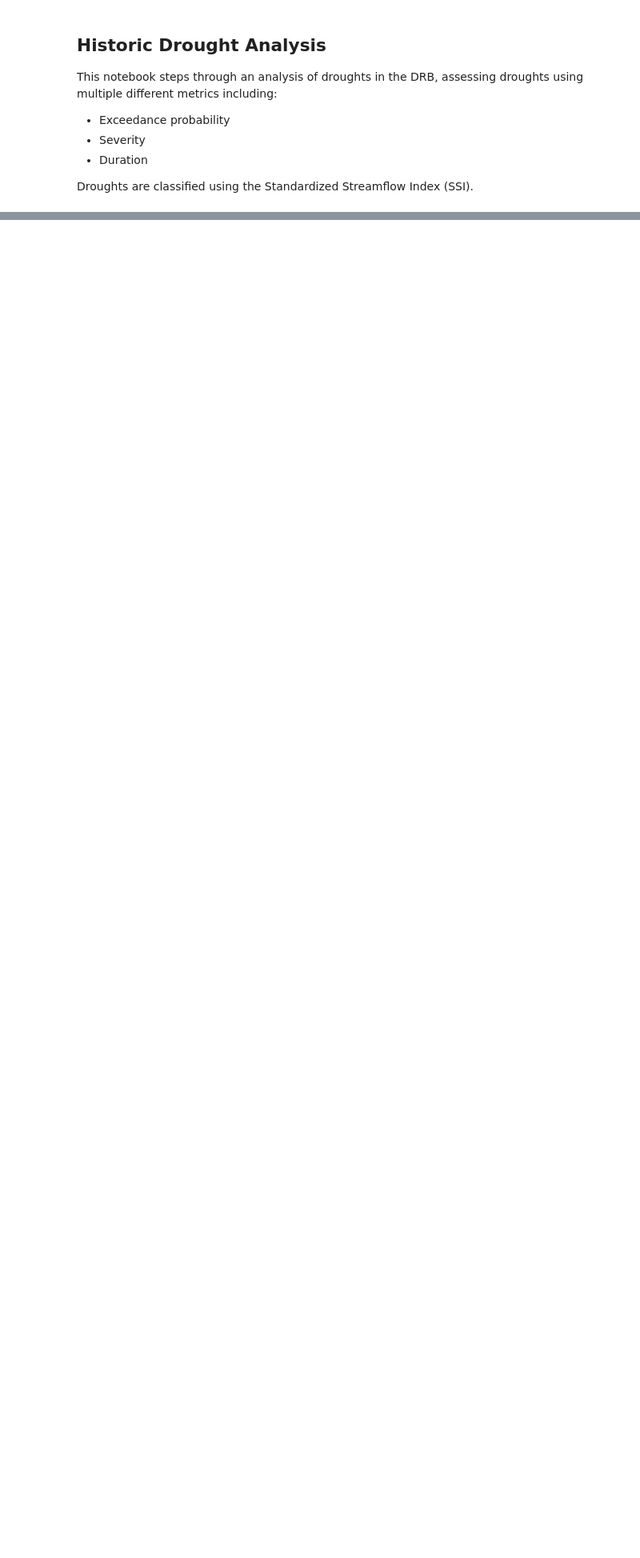
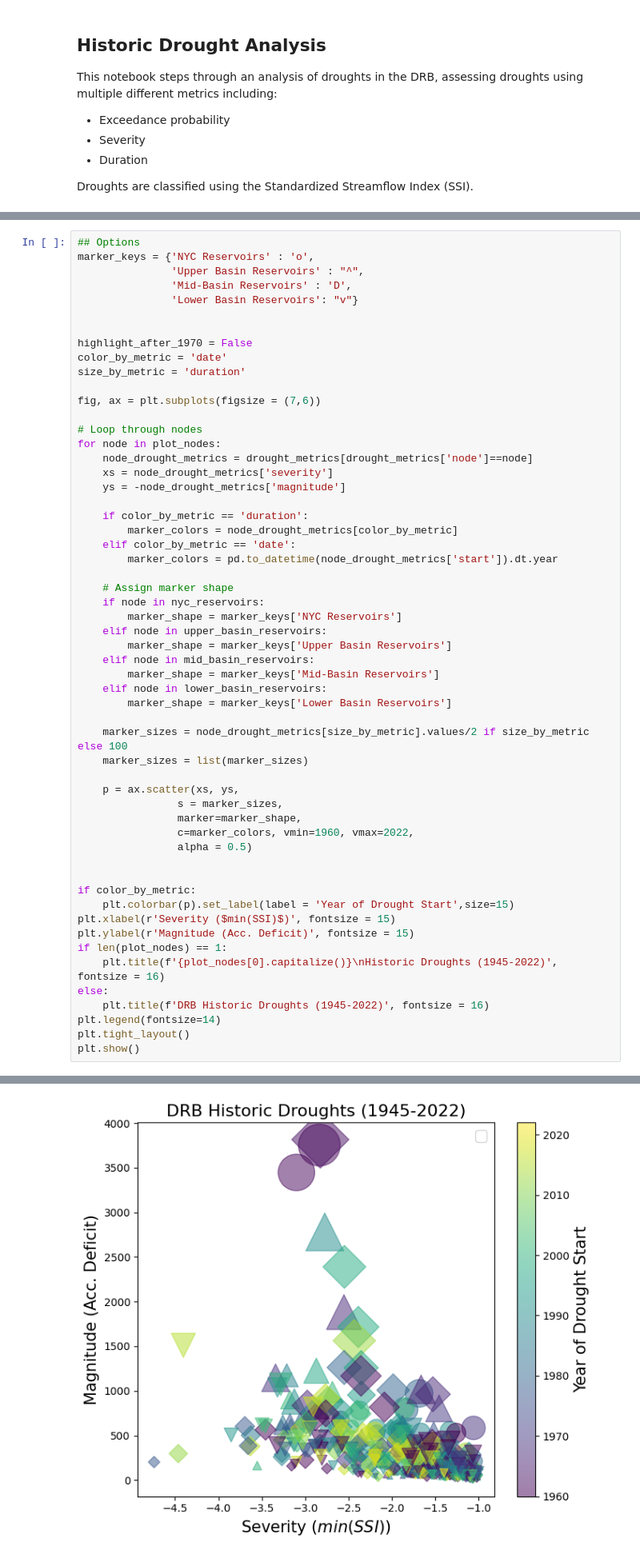
Before and after one commit to Pywr-DRB/DRB-Historic-Reconstruction, a Jupyter notebook: DRB_historic_drought_analysis.ipynb, the cells around one changed output, grey strips where cells are left out. Shown at 80% size. Drawn from its saved outputs; the diff is of its cells as text; blank space fills up the shorter version.

```diff
--- a/DRB_historic_drought_analysis.ipynb
+++ b/DRB_historic_drought_analysis.ipynb
@@ -200,0 +236,57 @@ No artists with labels found to put in legend.  Note that artists whose label st
+# %%
+## Options
+marker_keys = {'NYC Reservoirs' : 'o',
+               'Upper Basin Reservoirs' : "^",
+               'Mid-Basin Reservoirs' : 'D',
+               'Lower Basin Reservoirs': "v"}
+
+
+highlight_after_1970 = False
+color_by_metric = 'date'
+size_by_metric = 'duration'
+
+fig, ax = plt.subplots(figsize = (7,6))
+
+# Loop through nodes
+for node in plot_nodes:
+    node_drought_metrics = drought_metrics[drought_metrics['node']==node]
+    xs = node_drought_metrics['severity']
+    ys = -node_drought_metrics['magnitude']
+
+    if color_by_metric == 'duration':
+        marker_colors = node_drought_metrics[color_by_metric]
+    elif color_by_metric == 'date':
+        marker_colors = pd.to_datetime(node_drought_metrics['start']).dt.year
+
+    # Assign marker shape
+    if node in nyc_reservoirs:
+        marker_shape = marker_keys['NYC Reservoirs']
+    elif node in upper_basin_reservoirs:
+        marker_shape = marker_keys['Upper Basin Reservoirs']
+    elif node in mid_basin_reservoirs:
+        marker_shape = marker_keys['Mid-Basin Reservoirs']
+    elif node in lower_basin_reservoirs:
+        marker_shape = marker_keys['Lower Basin Reservoirs']
+
+    marker_sizes = node_drought_metrics[size_by_metric].values/2 if size_by_metric else 100
+    marker_sizes = list(marker_sizes)
+
+    p = ax.scatter(xs, ys,
+                s = marker_sizes,
+                marker=marker_shape,
+                c=marker_colors, vmin=1960, vmax=2022,
+                alpha = 0.5)
+
+
+if color_by_metric:
+    plt.colorbar(p).set_label(label = 'Year of Drought Start',size=15)
+plt.xlabel(r'Severity ($min(SSI)$)', fontsize = 15)
+plt.ylabel(r'Magnitude (Acc. Deficit)', fontsize = 15)
+if len(plot_nodes) == 1:
+    plt.title(f'{plot_nodes[0].capitalize()}\nHistoric Droughts (1945-2022)', fontsize = 16)
+else:
+    plt.title(f'DRB Historic Droughts (1945-2022)', fontsize = 16)
+plt.legend(fontsize=14)
+plt.tight_layout()
+plt.show()
+# %% [output]
@@ -200,0 +294 @@ No artists with labels found to put in legend.  Note that artists whose label st
+[figure, added]
```
Also changed, not shown: parts of 12 cells of this notebook, 12 other files.
